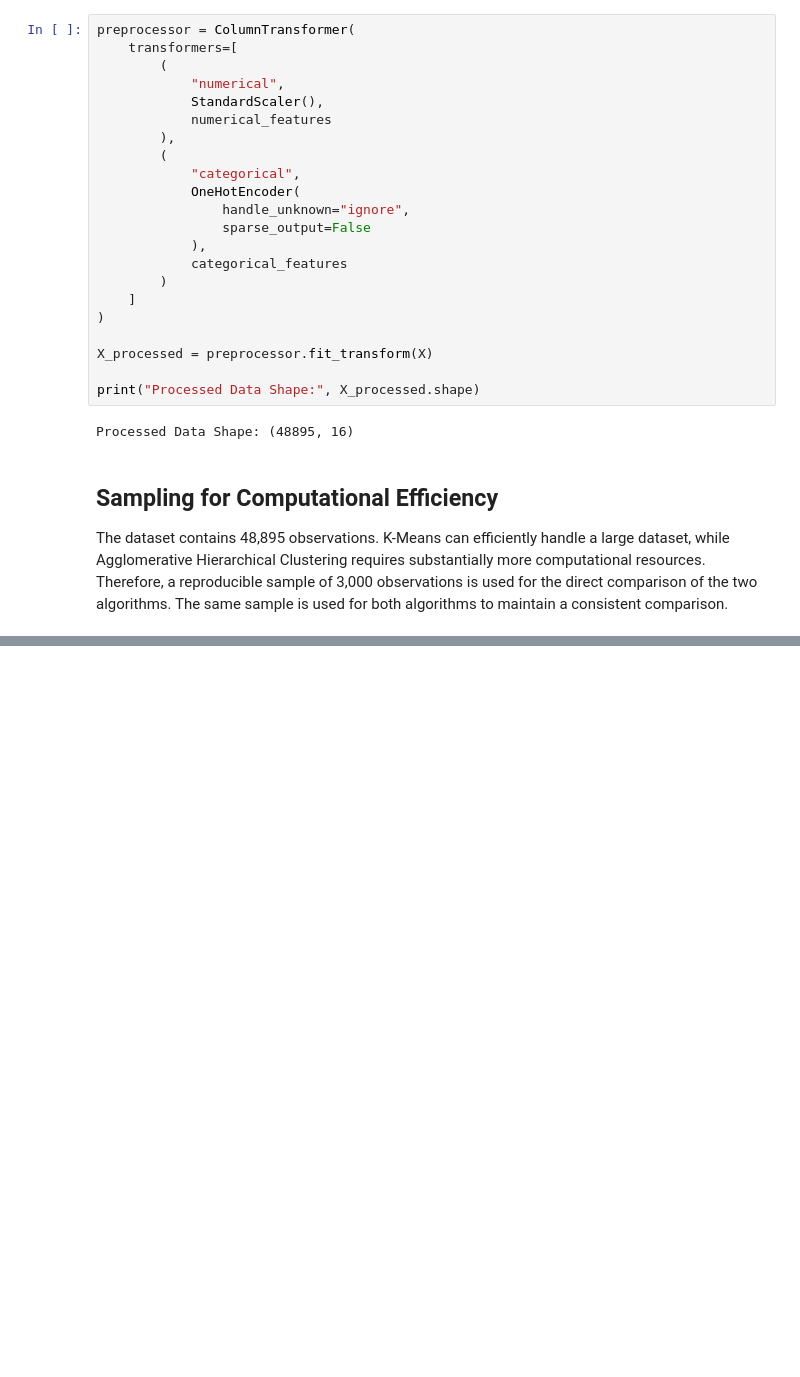
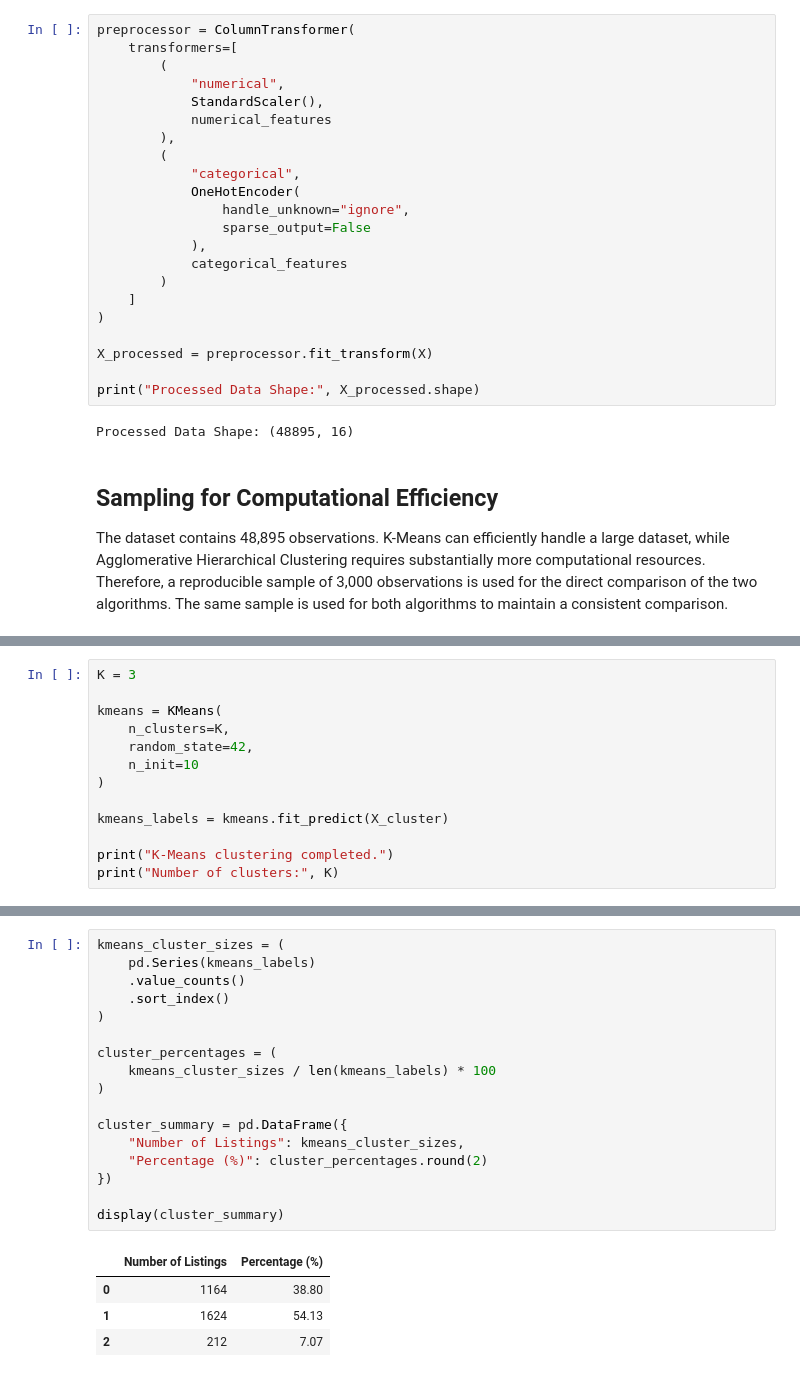
Before and after one commit to Anuja1307/ML_Capstone_Project, a Jupyter notebook: notebooks/clustering.ipynb, the cells around one changed output, grey strips where cells are left out. Drawn from its saved outputs; the diff is of its cells as text; blank space fills up the shorter version.

```diff
--- a/notebooks/clustering.ipynb
+++ b/notebooks/clustering.ipynb
@@ -316,0 +411,13 @@ Clustering Sample Shape: (3000, 16)
+# %%
+K = 3
+
+kmeans = KMeans(
+    n_clusters=K,
+    random_state=42,
+    n_init=10
+)
+
+kmeans_labels = kmeans.fit_predict(X_cluster)
+
+print("K-Means clustering completed.")
+print("Number of clusters:", K)
@@ -316,0 +432,22 @@ Clustering Sample Shape: (3000, 16)
+# %%
+kmeans_cluster_sizes = (
+    pd.Series(kmeans_labels)
+    .value_counts()
+    .sort_index()
+)
+
+cluster_percentages = (
+    kmeans_cluster_sizes / len(kmeans_labels) * 100
+)
+
+cluster_summary = pd.DataFrame({
+    "Number of Listings": kmeans_cluster_sizes,
+    "Percentage (%)": cluster_percentages.round(2)
+})
+
+display(cluster_summary)
+# %% [output]
+|  | Number of Listings | Percentage (%) |
+| 0 | 1164 | 38.80 |
+| 1 | 1624 | 54.13 |
+| 2 | 212 | 7.07 |
```
Also changed, not shown: parts of 16 cells of this notebook.
